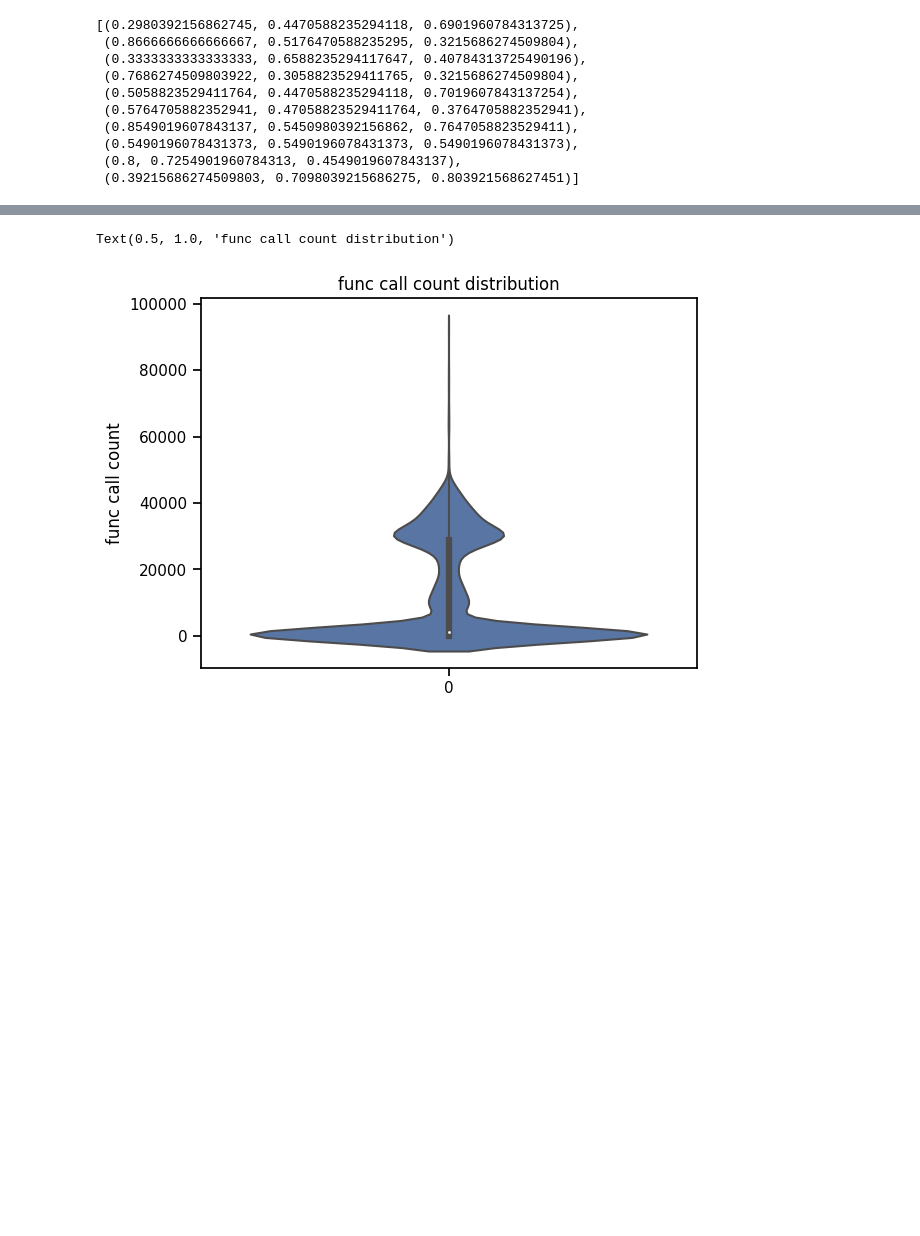
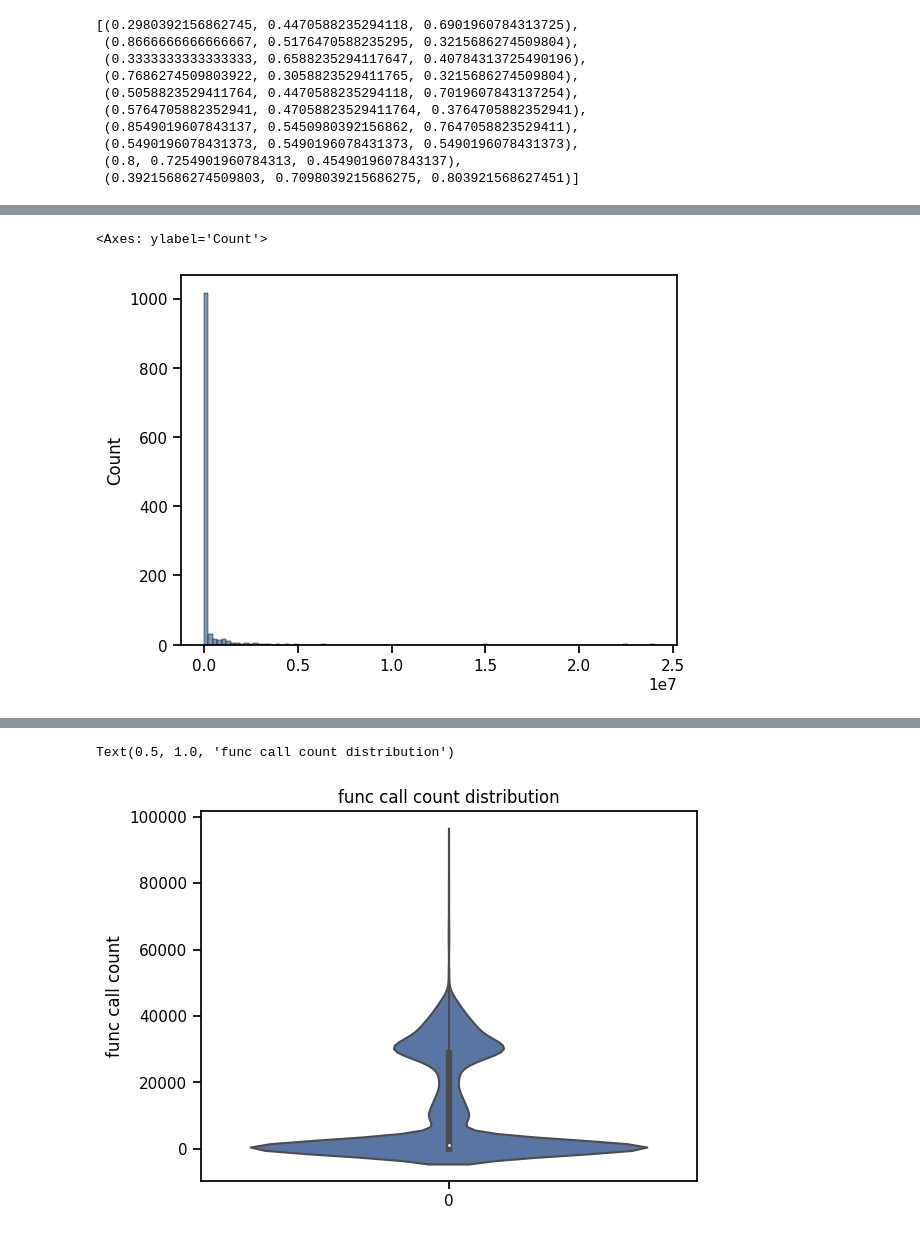
Before and after one commit to yudshj/WebGL-Empirical-Study-new, a Jupyter notebook: 3-4.AnalyzeRaf/3_plot_raf.ipynb, the cells around one changed output, grey strips where cells are left out. Saved outputs shown, nothing was run; the diff lists cells and outputs as text; code cells hidden in the pictures; blank space fills up the shorter version.

```diff
--- a/3-4.AnalyzeRaf/3_plot_raf.ipynb
+++ b/3-4.AnalyzeRaf/3_plot_raf.ipynb
@@ -31,3 +51,9 @@ df_raf_stat = pd.read_pickle(pickle_output_path / '0417-raf_stat.pkl.zstd', comp
+# %%
+tmp = df_raf_stat[('rafList-bufferDataSent', 'mean')] + df_raf_stat[('rafList-bufferSubDataSent', 'mean')]
+sns.histplot(tmp[tmp>0], kde=False, bins=100)
+# %% [output]
+<Axes: ylabel='Count'>
+[figure, added]
 # %%
 func_count_columns = sorted(set((x[0], 'count') for x in df_raf_stat.columns if x[0].startswith('rafList-funcCount')))
 df_raf_stat_func_count = df_raf_stat[func_count_columns]
```
Also changed, not shown: parts of 1 cell of this notebook, 1 other file.
